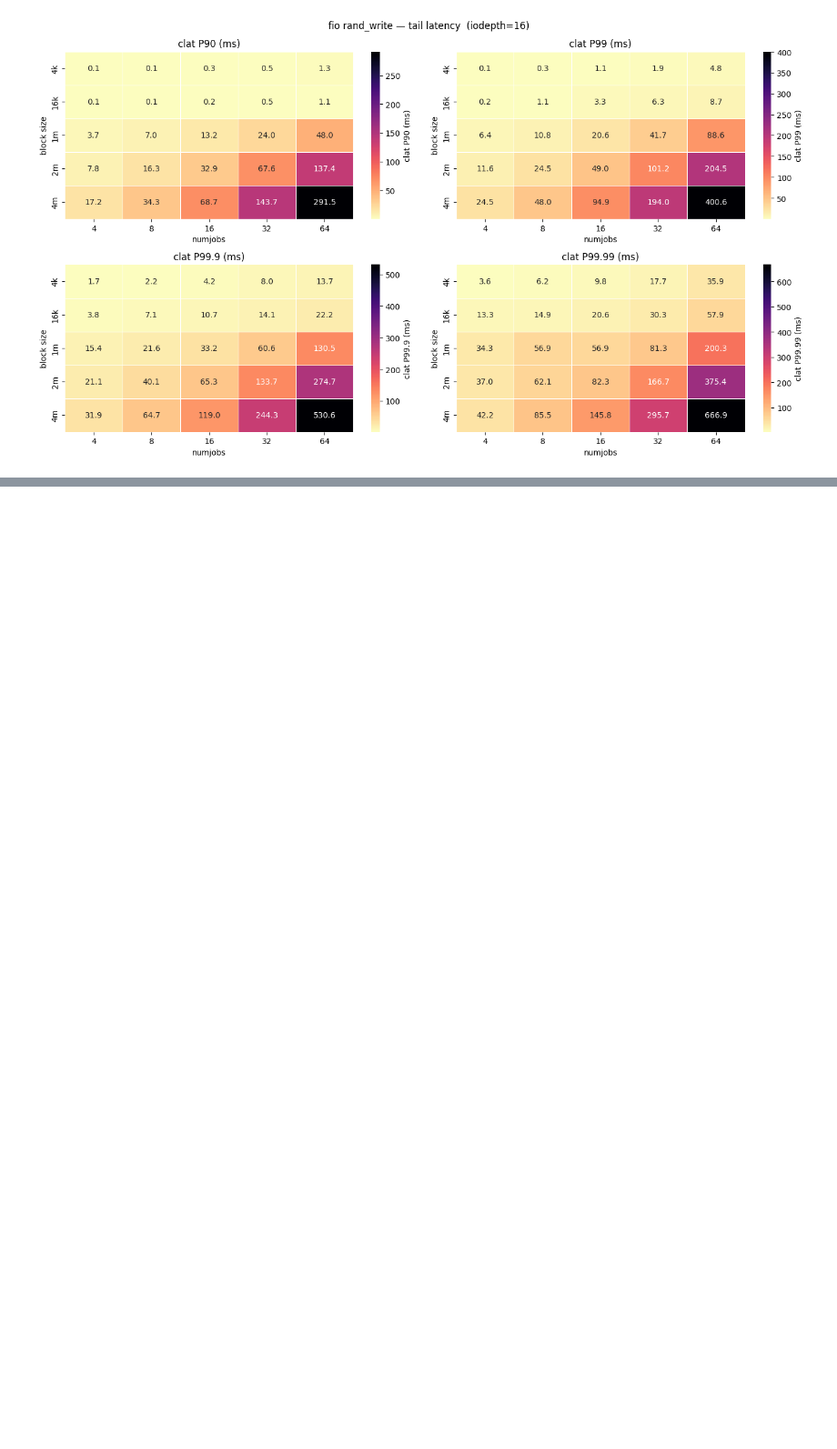
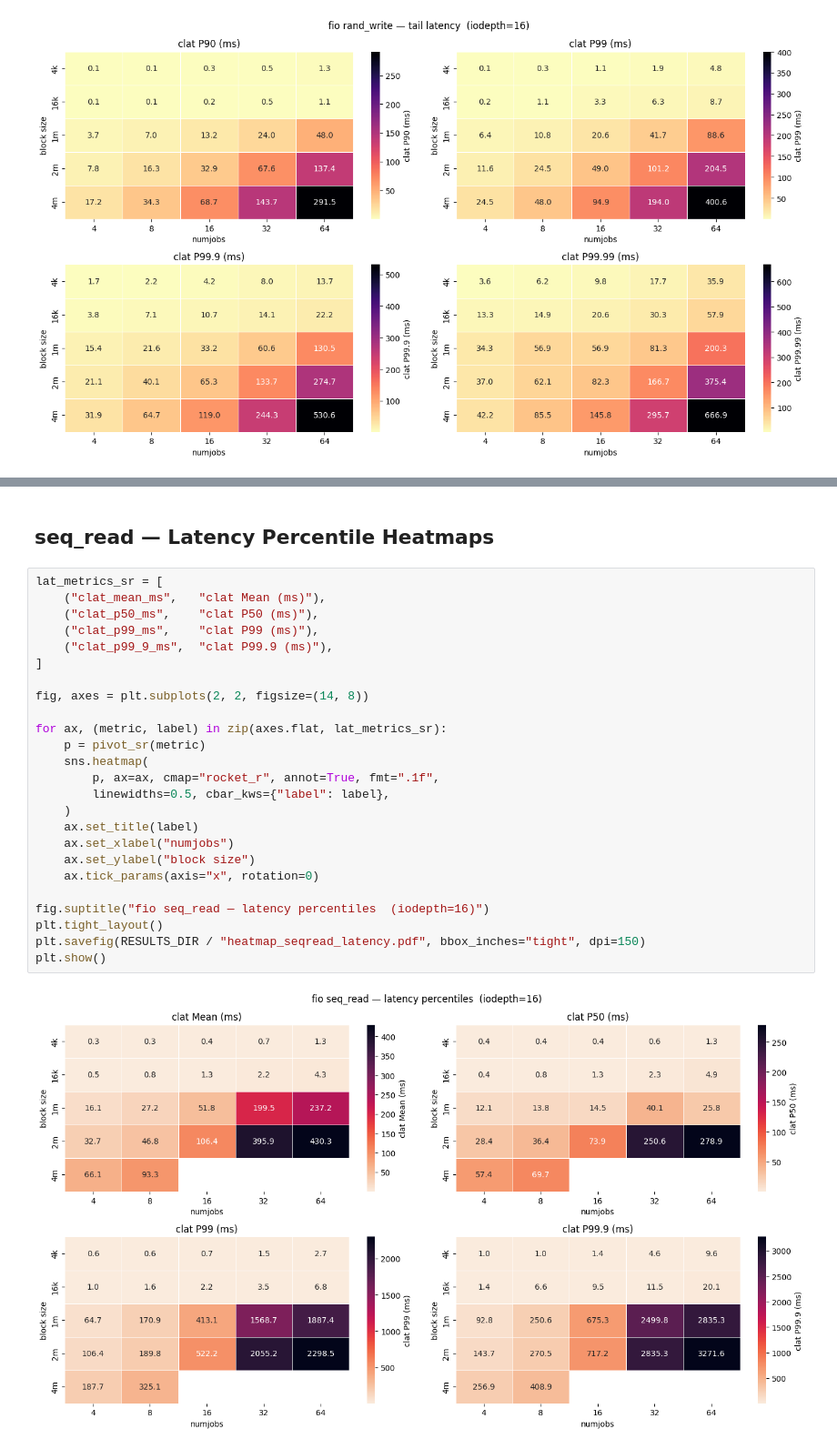
Before and after one commit to cissieAB/pdsw26_daos-bench, a Jupyter notebook: results/testbed/fio-dfs-heatmap-nj-bs-sweep/fio_dfs_heatmap_nj-bs_sweep.ipynb, the cells around one changed output, grey strips where cells are left out. Shown at 91% size. Saved outputs shown, nothing was run; the diff lists cells and outputs as text; blank space fills up the shorter version.

```diff
--- a/results/testbed/fio-dfs-heatmap-nj-bs-sweep/fio_dfs_heatmap_nj-bs_sweep.ipynb
+++ b/results/testbed/fio-dfs-heatmap-nj-bs-sweep/fio_dfs_heatmap_nj-bs_sweep.ipynb
@@ -195,0 +263,29 @@ plt.show()
+# %% [markdown]
+## seq_read — Latency Percentile Heatmaps
+# %%
+lat_metrics_sr = [
+    ("clat_mean_ms",   "clat Mean (ms)"),
+    ("clat_p50_ms",    "clat P50 (ms)"),
+    ("clat_p99_ms",    "clat P99 (ms)"),
+    ("clat_p99_9_ms",  "clat P99.9 (ms)"),
+]
+
+fig, axes = plt.subplots(2, 2, figsize=(14, 8))
+
+for ax, (metric, label) in zip(axes.flat, lat_metrics_sr):
+    p = pivot_sr(metric)
+    sns.heatmap(
+        p, ax=ax, cmap="rocket_r", annot=True, fmt=".1f",
+        linewidths=0.5, cbar_kws={"label": label},
+    )
+    ax.set_title(label)
+    ax.set_xlabel("numjobs")
+    ax.set_ylabel("block size")
+    ax.tick_params(axis="x", rotation=0)
+
+fig.suptitle("fio seq_read — latency percentiles  (iodepth=16)")
+plt.tight_layout()
+plt.savefig(RESULTS_DIR / "heatmap_seqread_latency.pdf", bbox_inches="tight", dpi=150)
+plt.show()
+# %% [output]
+[figure, added]
```
Also changed, not shown: parts of 7 cells of this notebook, 1 other file.
